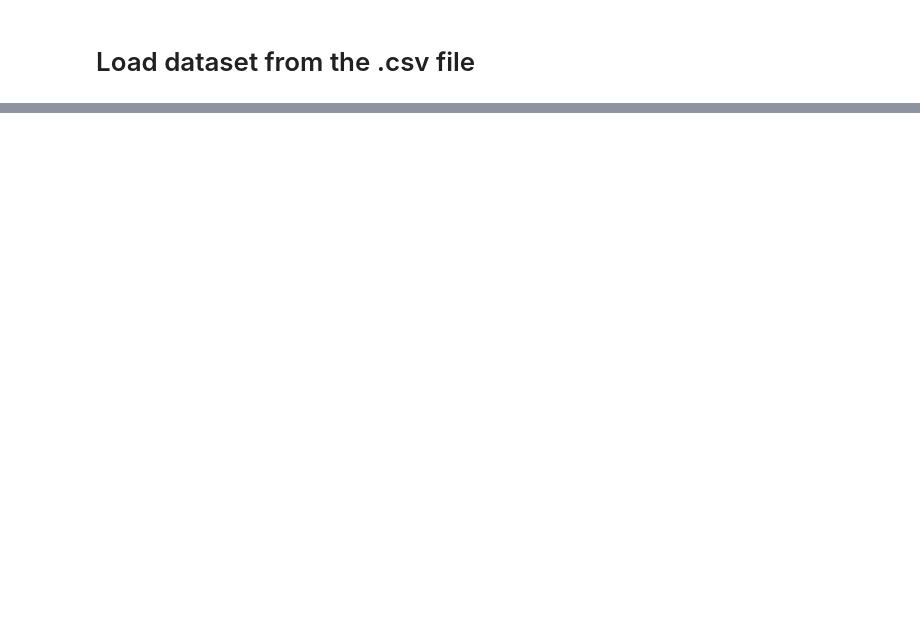
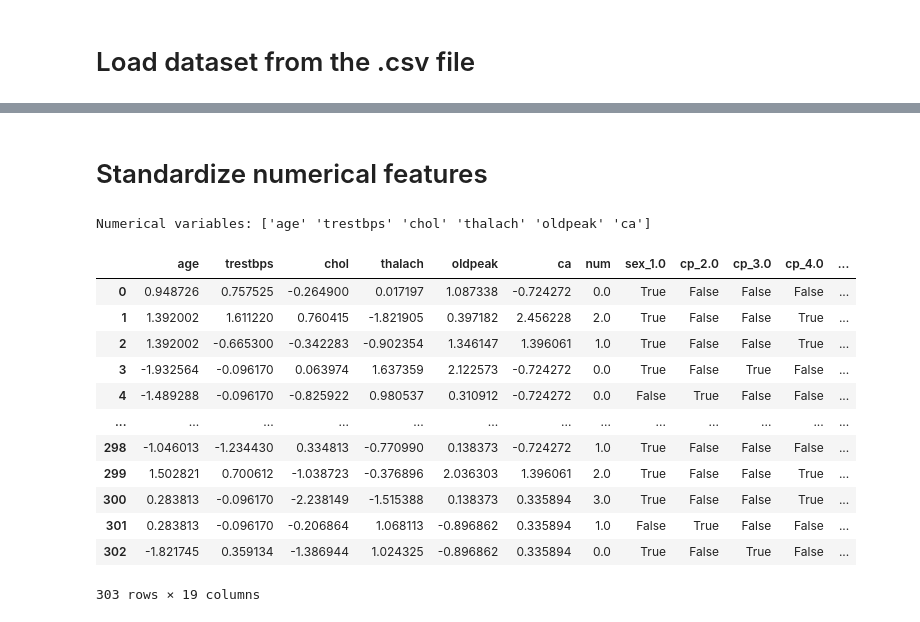
Before and after one commit to mha66/heart-disease-prediction, a Jupyter notebook: notebooks/01_data_preprocessing.ipynb, the cells around one changed output, grey strips where cells are left out. Drawn from its saved outputs; the diff is of its cells as text; code cells hidden in the pictures; blank space fills up the shorter version.

```diff
--- a/notebooks/01_data_preprocessing.ipynb
+++ b/notebooks/01_data_preprocessing.ipynb
@@ -66,0 +156,26 @@ X shape: (303, 13), y shape: (303,)
+# %% [markdown]
+# Standardize numerical features
+# %%
+numerical_var_names = desc.loc[(desc['type'] == 'Integer') & (desc.index != 'num')].index.values  # exclude target variable 'num'
+# Check the numerical variables
+print("Numerical variables:", numerical_var_names)
+
+# Standardize numerical features
+scaler = StandardScaler()
+df_preprocessed[numerical_var_names] = scaler.fit_transform(df_preprocessed[numerical_var_names])
+df_preprocessed
+# %% [output]
+Numerical variables: ['age' 'trestbps' 'chol' 'thalach' 'oldpeak' 'ca']
+|  | age | trestbps | chol | thalach | oldpeak | ca | num | sex_1.0 | cp_2.0 | cp_3.0 | cp_4.0 | ... |
+| 0 | 0.948726 | 0.757525 | -0.264900 | 0.017197 | 1.087338 | -0.724272 | 0.0 | True | False | False | False | ... |
+| 1 | 1.392002 | 1.611220 | 0.760415 | -1.821905 | 0.397182 | 2.456228 | 2.0 | True | False | False | True | ... |
+| 2 | 1.392002 | -0.665300 | -0.342283 | -0.902354 | 1.346147 | 1.396061 | 1.0 | True | False | False | True | ... |
+| 3 | -1.932564 | -0.096170 | 0.063974 | 1.637359 | 2.122573 | -0.724272 | 0.0 | True | False | True | False | ... |
+| 4 | -1.489288 | -0.096170 | -0.825922 | 0.980537 | 0.310912 | -0.724272 | 0.0 | False | True | False | False | ... |
+| ... | ... | ... | ... | ... | ... | ... | ... | ... | ... | ... | ... | ... |
+| 298 | -1.046013 | -1.234430 | 0.334813 | -0.770990 | 0.138373 | -0.724272 | 1.0 | True | False | False | False | ... |
+| 299 | 1.502821 | 0.700612 | -1.038723 | -0.376896 | 2.036303 | 1.396061 | 2.0 | True | False | False | True | ... |
+| 300 | 0.283813 | -0.096170 | -2.238149 | -1.515388 | 0.138373 | 0.335894 | 3.0 | True | False | False | True | ... |
+| 301 | 0.283813 | -0.096170 | -0.206864 | 1.068113 | -0.896862 | 0.335894 | 1.0 | False | True | False | False | ... |
+| 302 | -1.821745 | 0.359134 | -1.386944 | 1.024325 | -0.896862 | 0.335894 | 0.0 | True | False | True | False | ... |
+303 rows × 19 columns
```
Also changed, not shown: parts of 9 cells of this notebook, 1 other file.
